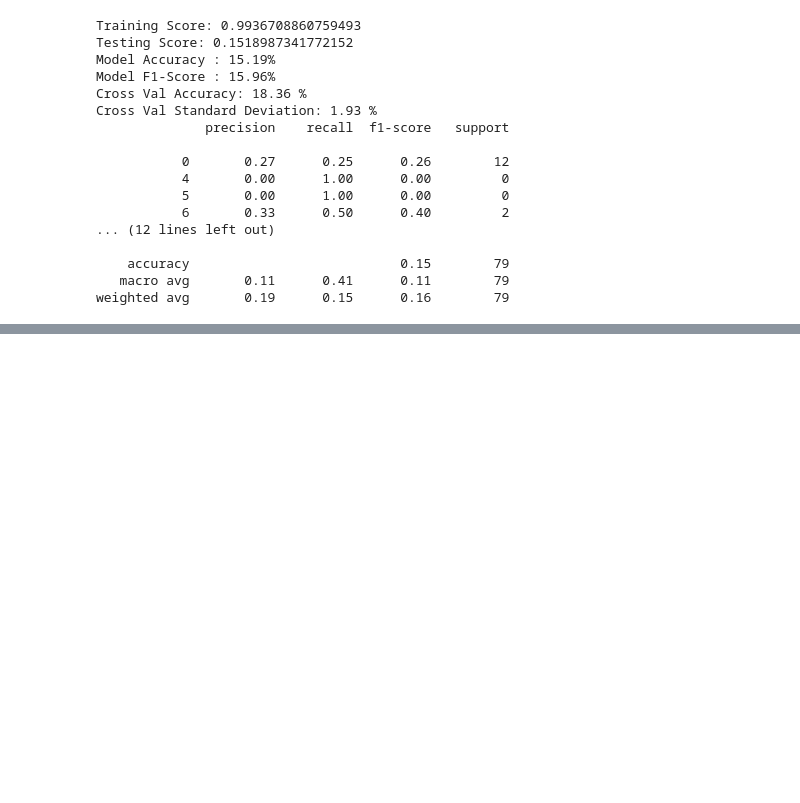
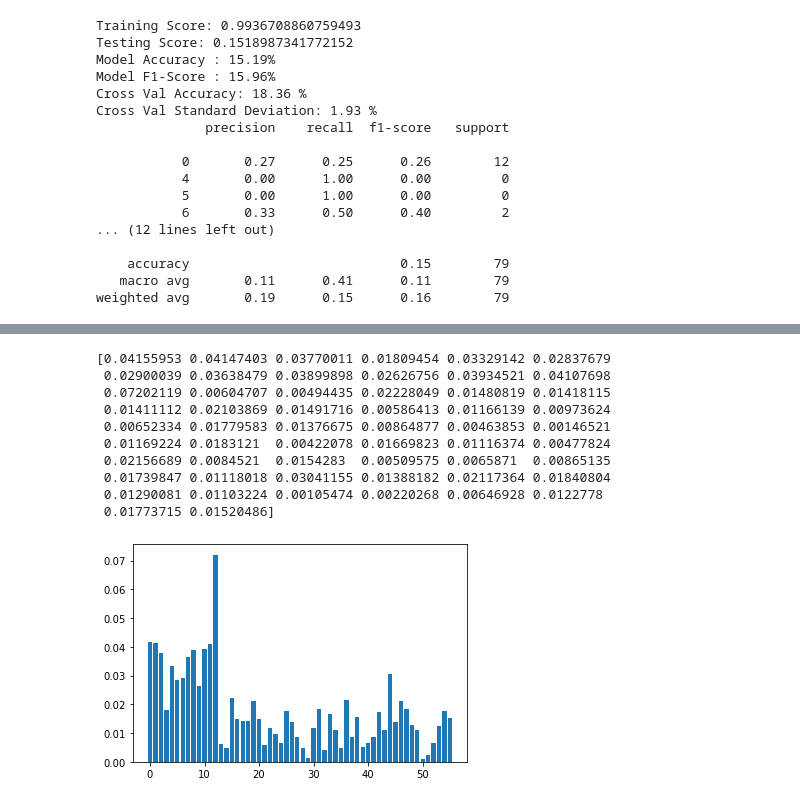
Before and after one commit to hbustamante8/alcohol_data_analysis, a Jupyter notebook: alcohol_exploratory_analysis.ipynb, the cells around one changed output, grey strips where cells are left out. Saved outputs shown, nothing was run; the diff lists cells and outputs as text; code cells hidden in the pictures; blank space fills up the shorter version.

```diff
--- a/alcohol_exploratory_analysis.ipynb
+++ b/alcohol_exploratory_analysis.ipynb
@@ -179,0 +240,18 @@ weighted avg       0.19      0.15      0.16        79
+# %%
+#Find the feature importances
+features = clf.feature_importances_
+print(features)
+plt.bar(x=range(len(features)), height=features)
+plt.show()
+# %% [output]
+[0.04155953 0.04147403 0.03770011 0.01809454 0.03329142 0.02837679
+ 0.02900039 0.03638479 0.03899898 0.02626756 0.03934521 0.04107698
+ 0.07202119 0.00604707 0.00494435 0.02228049 0.01480819 0.01418115
+ 0.01411112 0.02103869 0.01491716 0.00586413 0.01166139 0.00973624
+ 0.00652334 0.01779583 0.01376675 0.00864877 0.00463853 0.00146521
+ 0.01169224 0.0183121  0.00422078 0.01669823 0.01116374 0.00477824
+ 0.02156689 0.0084521  0.0154283  0.00509575 0.0065871  0.00865135
+ 0.01739847 0.01118018 0.03041155 0.01388182 0.02117364 0.01840804
+ 0.01290081 0.01103224 0.00105474 0.00220268 0.00646928 0.0122778
+ 0.01773715 0.01520486]
+[figure, added]
```
Also changed, not shown: parts of 33 cells of this notebook.
